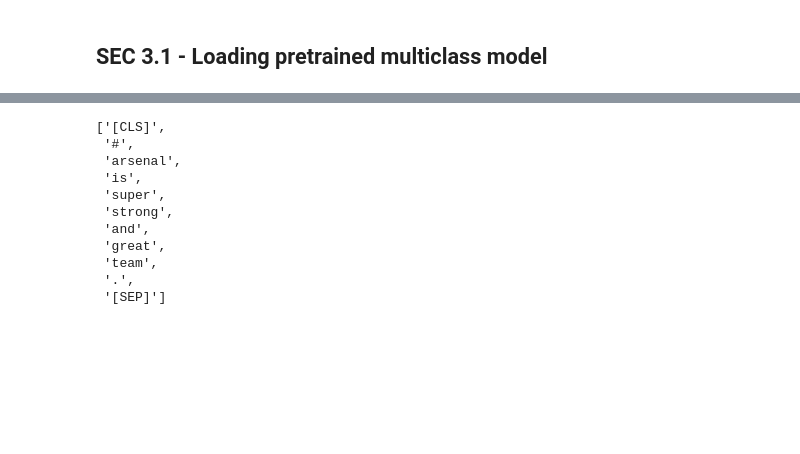
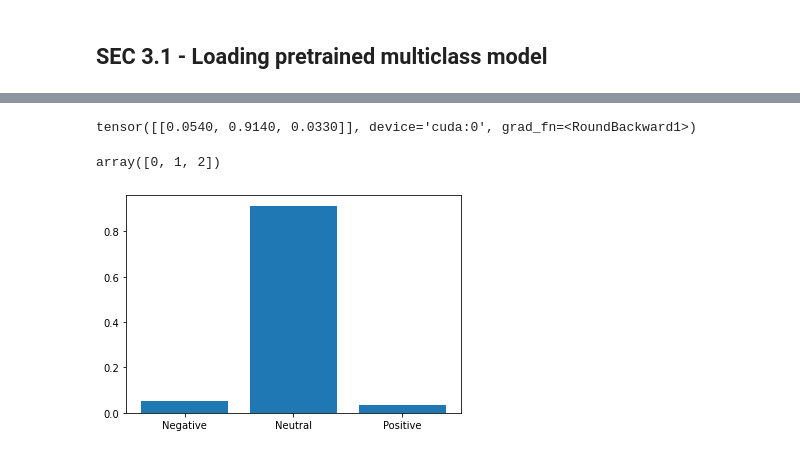
Before and after one commit to asymptotebag/covid-sentiment-polarity, a Jupyter notebook: bert_model.ipynb, the cells around one changed output, grey strips where cells are left out. Saved outputs shown, nothing was run; the diff lists cells and outputs as text; code cells hidden in the pictures; blank space fills up the shorter version.

```diff
--- a/bert_model.ipynb
+++ b/bert_model.ipynb
@@ -710,20 +472,34 @@ head_view(attention, tokens)
-# %%
-sentence_a = "#arsenal is super strong and great team."
-inputs = tokenizer.encode_plus(sentence_a, return_tensors='pt')
-
-input_ids = inputs['input_ids'].to(device)
-tokens = tokenizer.convert_ids_to_tokens(input_ids[0])
-
-tokens
-# %% [output]
-['[CLS]',
- '#',
- 'arsenal',
- 'is',
- 'super',
- 'strong',
- 'and',
- 'great',
- 'team',
- '.',
- '[SEP]']
+# %%
+# Load model and retrieve attention weights
+
+from bertviz import head_view, model_view
+
+model = multiclass_model
+# sentence_a = "I hate the quarantine and I am depressed"
+sentence_a = "I have the freshman plague"
+# sentence_a = "I think covid is great for the society."
+# sentence_a = "we wish a grand success for supreme hero for solobrathukesobetter release first major theatrical release post lockdown watch the movie only in theatre celebratecinema"
+
+inputs = tokenizer.encode_plus(sentence_a, return_tensors='pt')
+
+input_ids = inputs['input_ids'].to(device)
+att_mask = inputs['attention_mask'].to(device)
+
+out = model(input_ids, attention_mask=att_mask)
+attention = out['attentions']
+tokens = tokenizer.convert_ids_to_tokens(input_ids[0])
+
+m = nn.Softmax(dim=1)
+torch.round(m(out['logits']), decimals=3)
+# %% [output]
+tensor([[0.0540, 0.9140, 0.0330]], device='cuda:0', grad_fn=<RoundBackward1>)
+# %%
+np.arange(3)
+# %% [output]
+array([0, 1, 2])
+# %%
+prediction = m(out['logits']).detach().cpu()
+prediction = prediction.squeeze().numpy()
+bar = plt.bar(["Negative", "Neutral", "Positive"] , prediction)
+# %% [output]
+[figure, added]
```
Also changed, not shown: parts of 72 cells of this notebook.
